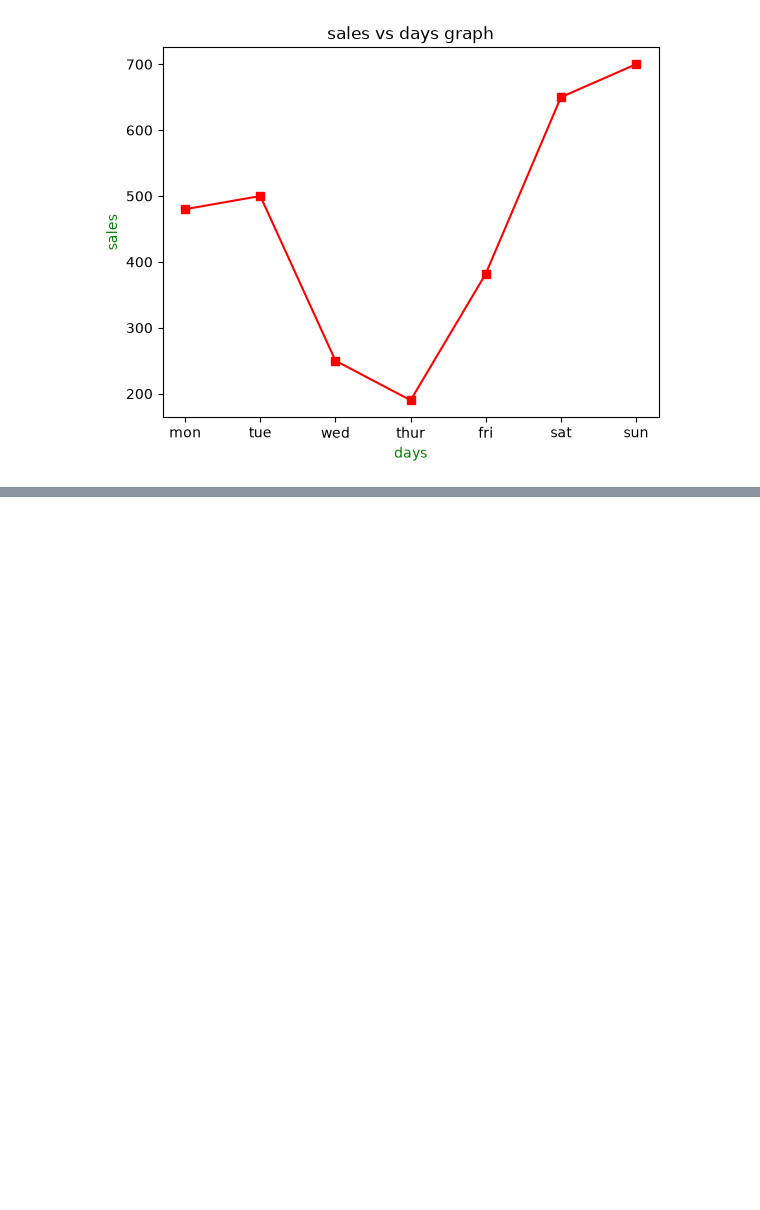
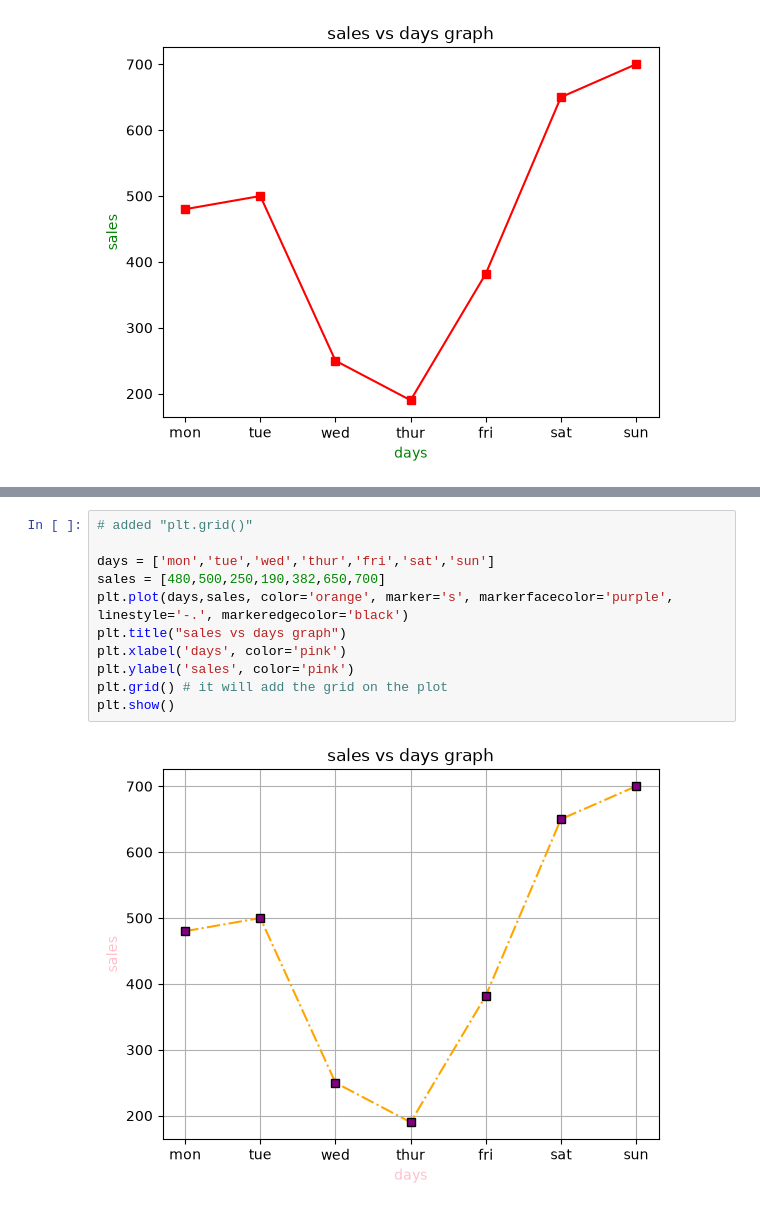
Before and after one commit to AmitKumarPrasad1846/Complete_AI_ML_challenge, a Jupyter notebook: 04_visualisation/visualisation_day_1.ipynb, the cells around one changed output, grey strips where cells are left out. Saved outputs shown, nothing was run; the diff lists cells and outputs as text; blank space fills up the shorter version.

```diff
--- a/04_visualisation/visualisation_day_1.ipynb
+++ b/04_visualisation/visualisation_day_1.ipynb
@@ -80,0 +110,13 @@ plt.show()
+# %%
+# added "plt.grid()"
+
+days = ['mon','tue','wed','thur','fri','sat','sun']
+sales = [480,500,250,190,382,650,700]
+plt.plot(days,sales, color='orange', marker='s', markerfacecolor='purple', linestyle='-.', markeredgecolor='black')
+plt.title("sales vs days graph")
+plt.xlabel('days', color='pink')
+plt.ylabel('sales', color='pink')
+plt.grid() # it will add the grid on the plot
+plt.show()
+# %% [output]
+[figure, added]
```
Also changed, not shown: parts of 5 cells of this notebook.
